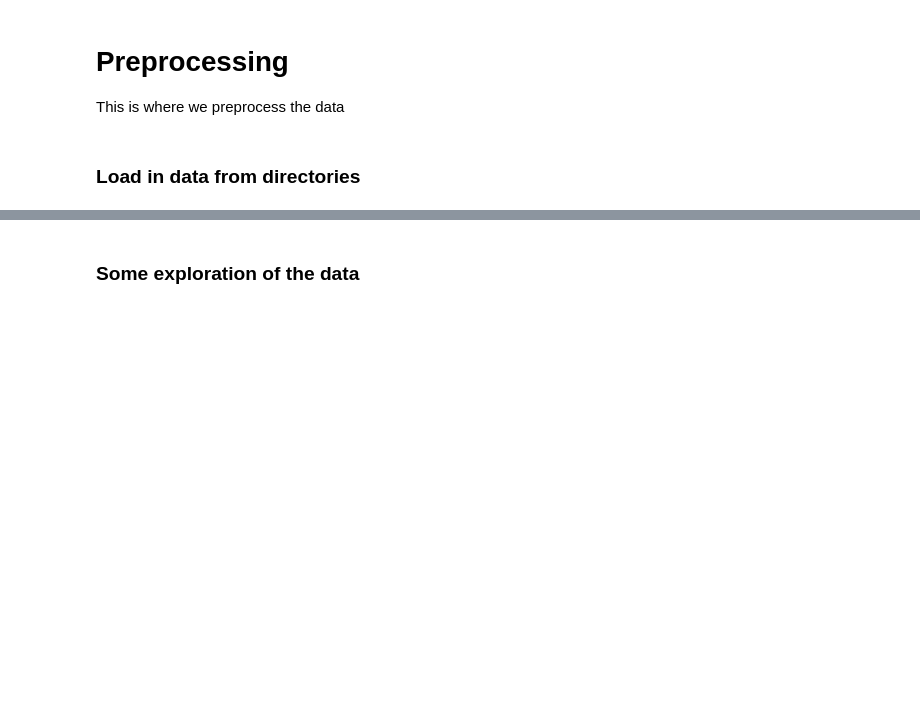
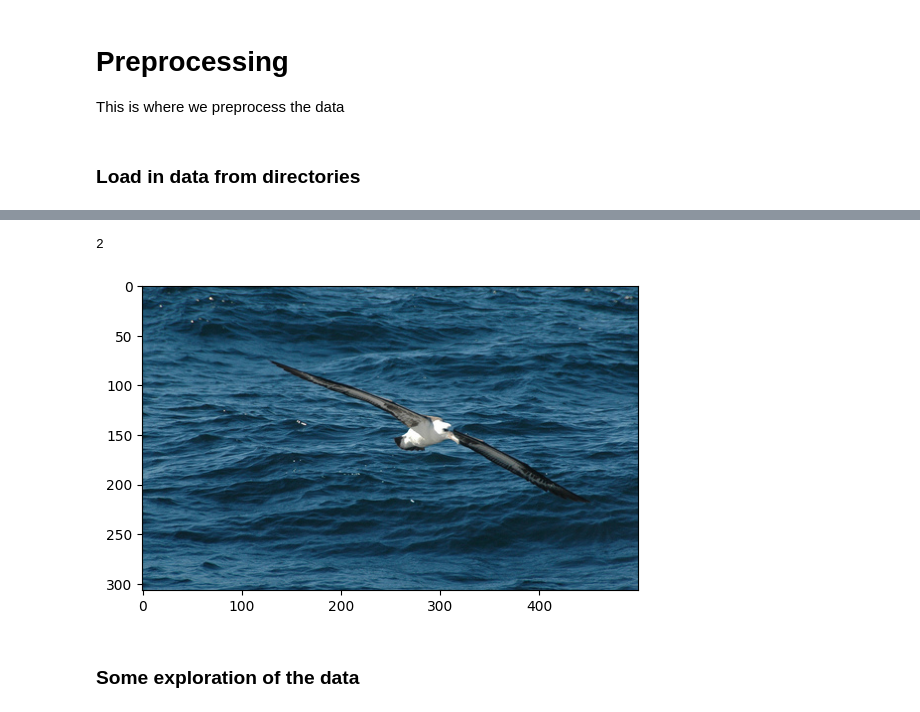
Before and after one commit to YasinKaryagdi/AppliedMLProject, a Jupyter notebook: aml-2025-feathers-in-focus/code.ipynb, the cells around one changed output, grey strips where cells are left out. Saved outputs shown, nothing was run; the diff lists cells and outputs as text; code cells hidden in the pictures; blank space fills up the shorter version.

```diff
--- a/aml-2025-feathers-in-focus/code.ipynb
+++ b/aml-2025-feathers-in-focus/code.ipynb
@@ -8,11 +8,16 @@ This is where we preprocess the data
 # %% [markdown]
 ### Load in data from directories
 # %%
+# loading in and storing train to a vector
+# can't store it in numpy array due to diff in dimensionality
 paths = pd.read_csv("train_images.csv")
 
-rgb_img = 0
-for x in paths["image_path"]:
+X = []
+for i in paths.index:
     # The dot makes it so that it's relative to your current dir,
-    rgb_img = plt.imread("." + x)
+    curr_path = paths["image_path"][i]
+    rgb_img = plt.imread("." + curr_path)
+    X.append(rgb_img)
 
-plt.imshow(rgb_img)
+# have to resize dims or something like that,
+# else we can't store it in an array
@@ -20,0 +24,4 @@ Error:
+# %%
+
+Y = paths["label"]
+Y
@@ -21,3 +41,11 @@ Error:
+# %%
+# testing out if this matches nicely
+index = 35
+plt.imshow(X[index])
+print(Y[index])
+# %% [output]
+2
+[figure, added]
 # %% [markdown]
 ### Some exploration of the data
 # %%
```
Also changed, not shown: parts of 2 cells of this notebook.
